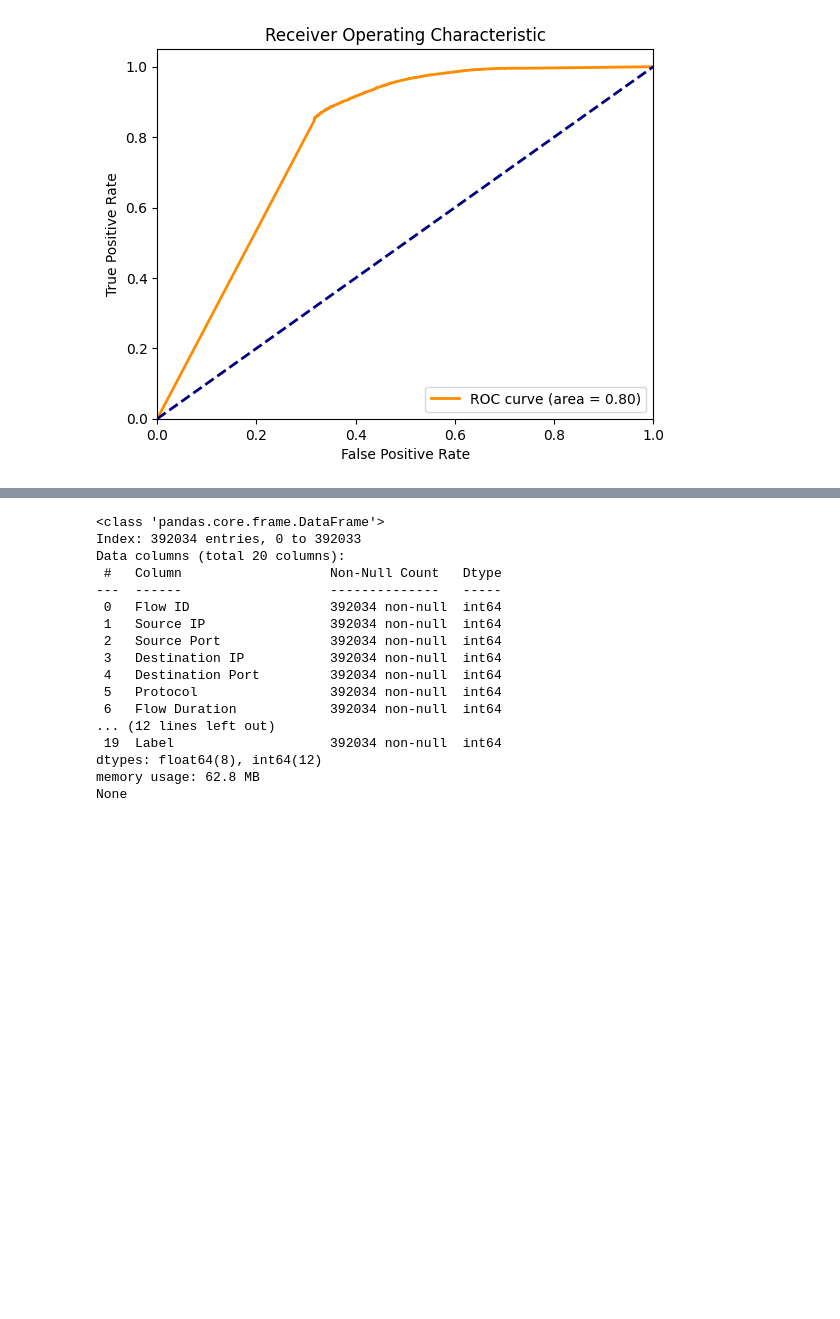
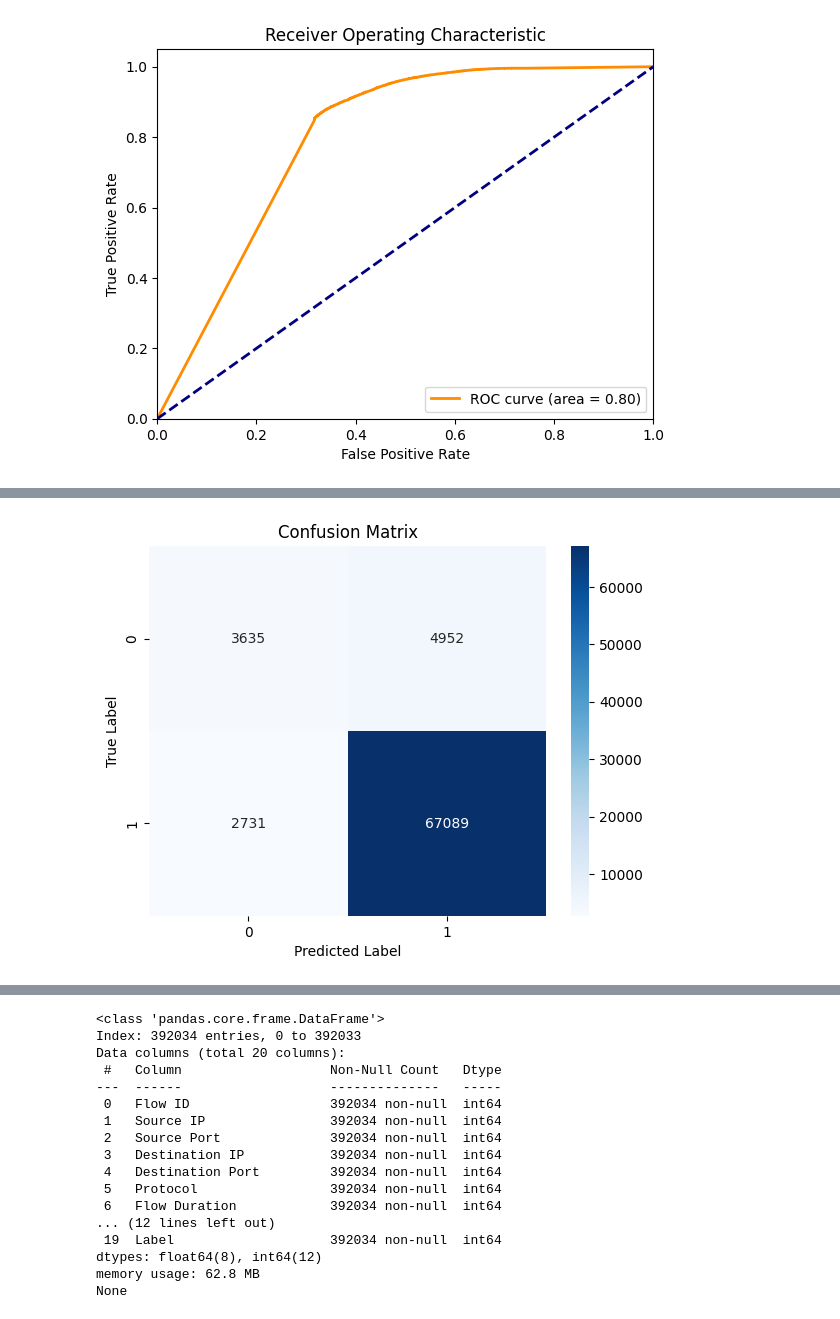
Before and after one commit to pheb2014939ctu/cicd_tutorial1, a Jupyter notebook: phe-notebook88368ef57a.ipynb, the cells around one changed output, grey strips where cells are left out. Saved outputs shown, nothing was run; the diff lists cells and outputs as text; code cells hidden in the pictures; blank space fills up the shorter version.

Commit message:
Kaggle Notebook | phe_notebook88368ef57a | Version 5

```diff
--- a/phe-notebook88368ef57a.ipynb
+++ b/phe-notebook88368ef57a.ipynb
@@ -176,3 +176,98 @@ plt.legend(loc="lower right")
 plt.show()
 # %% [output]
 [figure]
+# %%
+from sklearn.model_selection import GridSearchCV, train_test_split
+from sklearn.preprocessing import StandardScaler
+from sklearn.neighbors import KNeighborsClassifier
+from sklearn.metrics import (accuracy_score, classification_report, confusion_matrix,
+                             precision_score, recall_score, f1_score, roc_auc_score, roc_curve)
+import pandas as pd
+import seaborn as sns
+import matplotlib.pyplot as plt
+from imblearn.over_sampling import SMOTE
+
+# Load the dataset
+path = '/kaggle/input/ransomware/Android_RansomewareDataset1.csv'
+df = pd.read_csv(path, index_col=0)
+
+# Prepare the data (Assuming 'Label' is the target column)
+X = df.drop('Label', axis=1)
+y = df['Label']
+
+# Split the data into training and testing sets
+X_train, X_test, y_train, y_test = train_test_split(X, y, test_size=0.2, random_state=42)
+
+# # Apply SMOTE to the training data to avoid data leakage
+# smote = SMOTE(random_state=42)
+# X_train_smote, y_train_smote = smote.fit_resample(X_train, y_train)
+
+# Standardize the features
+scaler = StandardScaler()
+X_train_smote_scaled = scaler.fit_transform(X_train)
+X_test_scaled = scaler.transform(X_test)
+
+# Define the parameter grid for GridSearchCV
+param_grid = {
+    'n_neighbors': [3],  # Example values for k
+    'weights': ['uniform', 'distance'],
+    'p': [1, 2]
+}
+
+# Create the GridSearchCV object
+grid_search = GridSearchCV(estimator=KNeighborsClassifier(), param_grid=param_grid, cv=5, scoring='accuracy')
+
+# Fit the grid search to the training data
+grid_search.fit(X_train_smote_scaled, y_train)
+
+# Get the best parameters and best score
+best_params = grid_search.best_params_
+best_score = grid_search.best_score_
+
+print(f"Best parameters: {best_params}")
+print(f"Best cross-validation score: {best_score}")
+
+# Train a model with the best parameters
+best_knn_model = KNeighborsClassifier(**best_params)
+best_knn_model.fit(X_train_smote_scaled, y_train)
+
+# Predict on the test set using the best model
+y_pred = best_knn_model.predict(X_test_scaled)
+y_pred_proba = best_knn_model.predict_proba(X_test_scaled)[:, 1]
+
+# Evaluate the best model
+accuracy = accuracy_score(y_test, y_pred)
+precision = precision_score(y_test, y_pred)
+recall = recall_score(y_test, y_pred)
+f1 = f1_score(y_test, y_pred)
+roc_auc = roc_auc_score(y_test, y_pred_proba)
+cm = confusion_matrix(y_test, y_pred)
+
+# Print classification report
+print(classification_report(y_test, y_pred))
+
+print(f'Accuracy: {accuracy * 100:.2f}%')
+print(f'Precision: {precision * 100:.2f}%')
+print(f'Recall: {recall * 100:.2f}%')
+print(f'F1 Score: {f1 * 100:.2f}%')
+print(f'ROC AUC Score: {roc_auc * 100:.2f}%')
+print(f'Confusion Matrix:\n{cm}')
+
+# Plot confusion matrix
+sns.heatmap(cm, annot=True, fmt="d", cmap="Blues", cbar=True)
+plt.xlabel('Predicted Label')
+plt.ylabel('True Label')
+plt.title('Confusion Matrix')
+plt.show()
+
+# Plot ROC curve
+fpr, tpr, thresholds = roc_curve(y_test, y_pred_proba)
+plt.figure()
+plt.plot(fpr, tpr, color='blue', label=f'ROC curve (AUC = {roc_auc:.2f})')
+plt.plot([0, 1], [0, 1], color='gray', linestyle='--')
+plt.xlabel('False Positive Rate')
+plt.ylabel('True Positive Rate')
+plt.title('Receiver Operating Characteristic (ROC) Curve')
+plt.legend(loc='lower right')
+plt.show()
+# %% [output]
@@ -178,0 +293 @@ plt.show()
+[figure, added]
```
Also changed, not shown: parts of 1 cell of this notebook.
